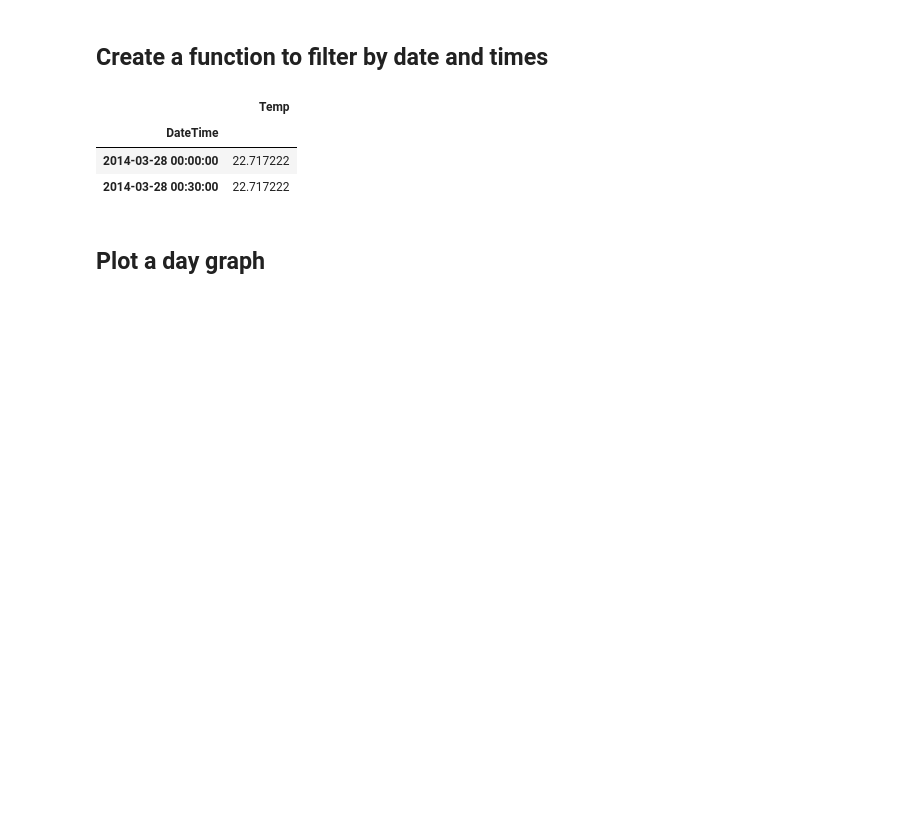
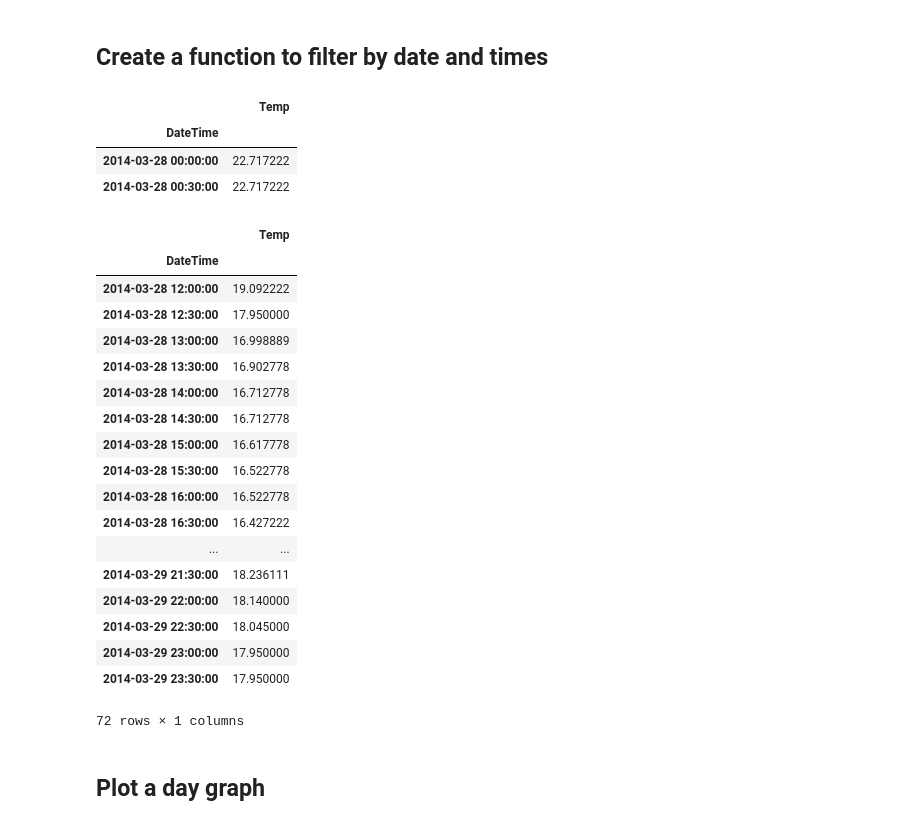
Before and after one commit to stevenkfirth/ERBE_EDA, a Jupyter notebook: Week_3_SingleHoboSensorNotebook/HoboAnalysis_191017.ipynb, the cells around one changed output. Drawn from its saved outputs; the diff is of its cells as text; code cells hidden in the pictures; blank space fills up the shorter version.

```diff
--- a/Week_3_SingleHoboSensorNotebook/HoboAnalysis_191017.ipynb
+++ b/Week_3_SingleHoboSensorNotebook/HoboAnalysis_191017.ipynb
@@ -100,6 +100,28 @@ filter_by_dates(df1,'2014-03-28 00:00:00','2014-03-29 00:00:00').head(2)
 | DateTime |  |
 | 2014-03-28 00:00:00 | 22.717222 |
 | 2014-03-28 00:30:00 | 22.717222 |
+# %%
+df1.loc['2014-03-28 12:00:00':'2014-03-29']
+# %% [output]
+|  | Temp |
+| DateTime |  |
+| 2014-03-28 12:00:00 | 19.092222 |
+| 2014-03-28 12:30:00 | 17.950000 |
+| 2014-03-28 13:00:00 | 16.998889 |
+| 2014-03-28 13:30:00 | 16.902778 |
+| 2014-03-28 14:00:00 | 16.712778 |
+| 2014-03-28 14:30:00 | 16.712778 |
+| 2014-03-28 15:00:00 | 16.617778 |
+| 2014-03-28 15:30:00 | 16.522778 |
+| 2014-03-28 16:00:00 | 16.522778 |
+| 2014-03-28 16:30:00 | 16.427222 |
+| ... | ... |
+| 2014-03-29 21:30:00 | 18.236111 |
+| 2014-03-29 22:00:00 | 18.140000 |
+| 2014-03-29 22:30:00 | 18.045000 |
+| 2014-03-29 23:00:00 | 17.950000 |
+| 2014-03-29 23:30:00 | 17.950000 |
+72 rows × 1 columns
 # %% [markdown]
 ## Plot a day graph
 # %%
```
Also changed, not shown: parts of 2 cells of this notebook, 7 other files.
